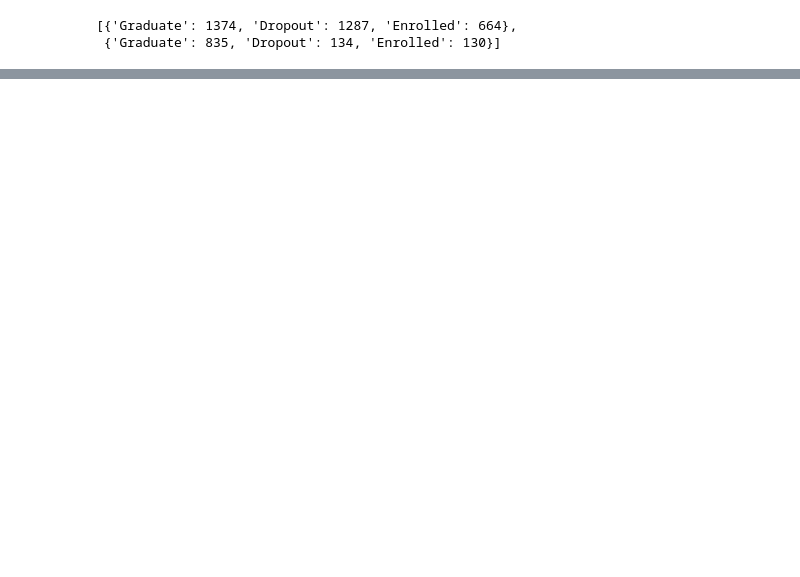
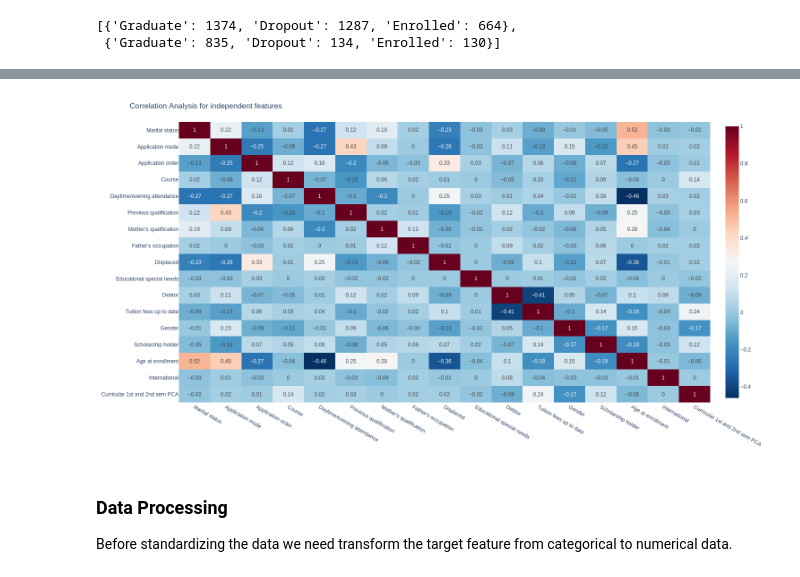
Before and after one commit to Damiieibikun/Student-s-Dropout-Prediction-using-Supervised-Machine-Learning-Classifiers, a Jupyter notebook: Student's_dropout.ipynb, the cells around one changed output, grey strips where cells are left out. Cells and saved outputs as stored; diff of their text form; code cells hidden in the pictures; blank space fills up the shorter version.

```diff
--- a/Student's_dropout.ipynb
+++ b/Student's_dropout.ipynb
@@ -635,15 +409,0 @@ The following features would be dropped due to its high correlation:
-# %%
-# Dropping features
-data.drop(['Nationality', 'Educational special needs', 'Mother\'s occupation',
-          'Curricular units 1st sem (credited)',
-          'Curricular units 1st sem (enrolled)',
-          'Curricular units 1st sem (evaluations)',
-          'Curricular units 1st sem (without evaluations)',
-          'Curricular units 1st sem (approved)',
-          'Curricular units 1st sem (grade)',
-          'Curricular units 2nd sem (credited)',
-          'Curricular units 2nd sem (enrolled)',
-          'Curricular units 2nd sem (evaluations)',
-          'Curricular units 2nd sem (approved)',
-          'Curricular units 2nd sem (without evaluations)',
-          'Inflation rate', 'GDP', 'Unemployment rate'], axis = 1, inplace = True)
@@ -959,0 +466,27 @@ fig.show('png')
+# %%
+# Dropping features
+data.drop(['Nationality', 'Mother\'s occupation', 'Father\'s qualification',
+          'Curricular units 1st sem (credited)',
+          'Curricular units 1st sem (enrolled)',
+          'Curricular units 1st sem (evaluations)',
+          'Curricular units 1st sem (without evaluations)',
+          'Curricular units 1st sem (approved)',
+          'Curricular units 1st sem (grade)',
+          'Curricular units 2nd sem (credited)',
+          'Curricular units 2nd sem (enrolled)',
+          'Curricular units 2nd sem (evaluations)',
+          'Curricular units 2nd sem (without evaluations)',
+          'Curricular units 2nd sem (approved)',
+          'Curricular units 2nd sem (grade)', 'Inflation rate', 'GDP',
+           'Unemployment rate'], axis = 1, inplace = True)
+# %%
+# Heat map showing correlation of features
+fig = px.imshow(data.drop('Target', axis = 1).corr().round(2), text_auto=True, aspect="auto", color_continuous_scale='RdBu_r')
+fig.update_layout(title = 'Correlation Analysis for independent features', height=800, width=1500)
+fig.write_image('fig.png', engine='kaleido')
+fig.show('png')
+# %% [output]
+[figure, added]
+# %% [markdown]
+### Data Processing
+ Before standardizing the data we need transform the target feature from categorical to numerical data.
```
Also changed, not shown: parts of 154 cells of this notebook.
